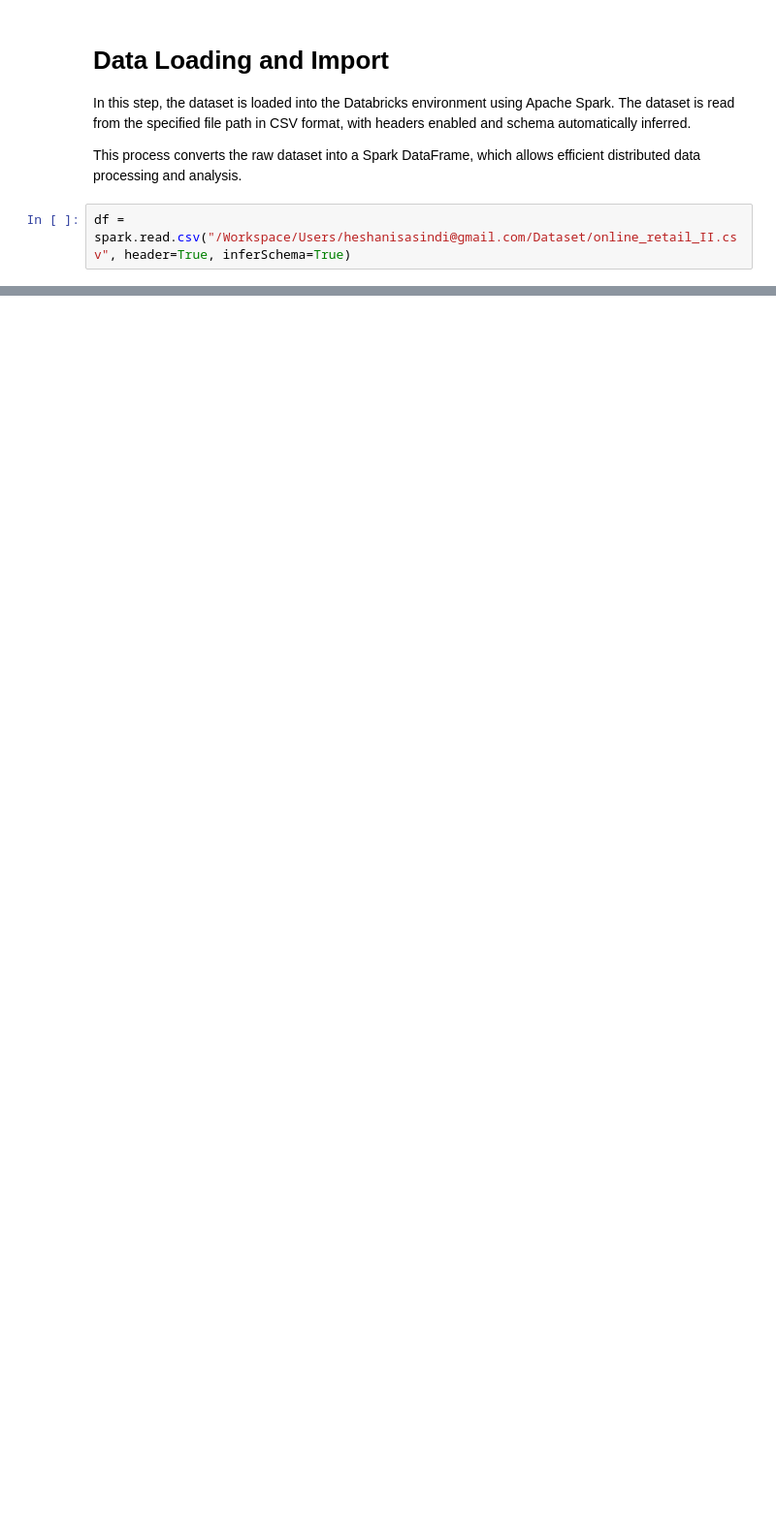
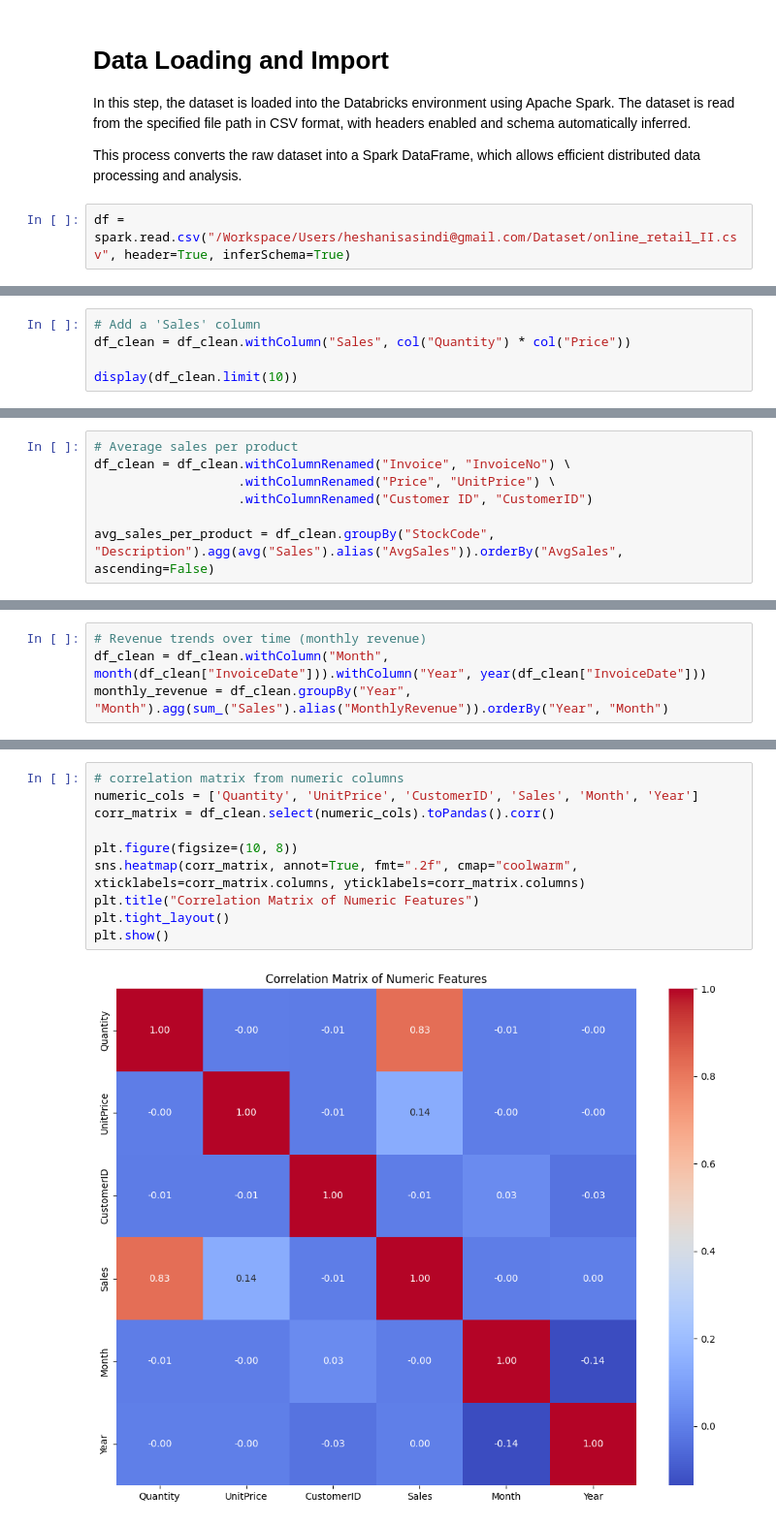
Before and after one commit to Sehansi/Bigdata, a Jupyter notebook: 10953782.ipynb, the cells around one changed output, grey strips where cells are left out. Shown at 97% size. Saved outputs shown, nothing was run; the diff lists cells and outputs as text; blank space fills up the shorter version.

```diff
--- a/10953782.ipynb
+++ b/10953782.ipynb
@@ -124,0 +51,5 @@ results_regression = [
+# %%
+# Add a 'Sales' column
+df_clean = df_clean.withColumn("Sales", col("Quantity") * col("Price"))
+
+display(df_clean.limit(10))
@@ -124,0 +70,7 @@ results_regression = [
+# %%
+# Average sales per product
+df_clean = df_clean.withColumnRenamed("Invoice", "InvoiceNo") \
+                   .withColumnRenamed("Price", "UnitPrice") \
+                   .withColumnRenamed("Customer ID", "CustomerID")
+
+avg_sales_per_product = df_clean.groupBy("StockCode", "Description").agg(avg("Sales").alias("AvgSales")).orderBy("AvgSales", ascending=False)
@@ -124,0 +133,4 @@ results_regression = [
+# %%
+# Revenue trends over time (monthly revenue)
+df_clean = df_clean.withColumn("Month", month(df_clean["InvoiceDate"])).withColumn("Year", year(df_clean["InvoiceDate"]))
+monthly_revenue = df_clean.groupBy("Year", "Month").agg(sum_("Sales").alias("MonthlyRevenue")).orderBy("Year", "Month")
@@ -124,0 +162,12 @@ results_regression = [
+# %%
+# correlation matrix from numeric columns
+numeric_cols = ['Quantity', 'UnitPrice', 'CustomerID', 'Sales', 'Month', 'Year']
+corr_matrix = df_clean.select(numeric_cols).toPandas().corr()
+
+plt.figure(figsize=(10, 8))
+sns.heatmap(corr_matrix, annot=True, fmt=".2f", cmap="coolwarm", xticklabels=corr_matrix.columns, yticklabels=corr_matrix.columns)
+plt.title("Correlation Matrix of Numeric Features")
+plt.tight_layout()
+plt.show()
+# %% [output]
+[figure, added]
```
Also changed, not shown: parts of 34 cells of this notebook.
